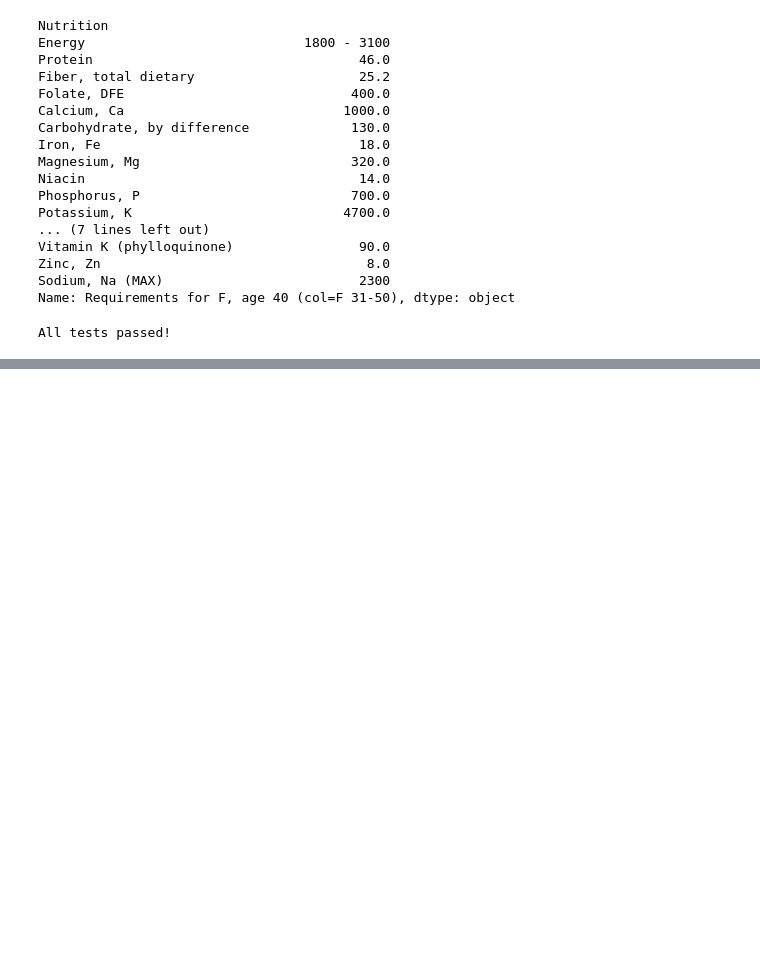
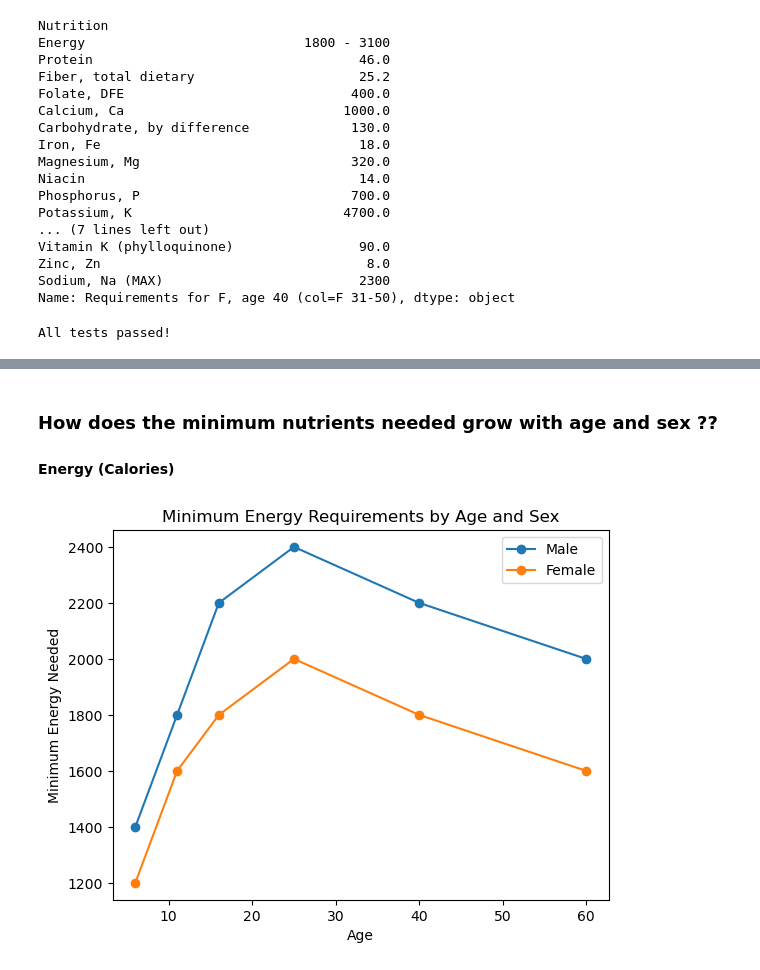
Before and after one commit to rishiboddu/EEP153_Project2_WilburAtwater, a Jupyter notebook: WilburAtwater_Final_Project.ipynb, the cells around one changed output, grey strips where cells are left out. Saved outputs shown, nothing was run; the diff lists cells and outputs as text; code cells hidden in the pictures; blank space fills up the shorter version.

```diff
--- a/WilburAtwater_Final_Project.ipynb
+++ b/WilburAtwater_Final_Project.ipynb
@@ -526,0 +370,38 @@ Diet (servings per day):
+# %% [markdown]
+<h3> How does the minimum nutrients needed grow with age and sex ?? </h3>
+<h4> Energy (Calories) </h4>
+# %%
+age_points = {
+    "4-8": 6,
+    "9-13": 11,
+    "14-18": 16,
+    "19-30": 25,
+    "31-50": 40,
+    "51+": 60
+}
+
+male_energy = []
+female_energy = []
+ages = []
+
+for bucket, age in age_points.items():
+    m_col = f"M {bucket}"
+    f_col = f"F {bucket}"
+
+    if m_col in mins.columns and f_col in mins.columns:
+        male_energy.append(mins.loc["Energy", m_col])
+        female_energy.append(mins.loc["Energy", f_col])
+        ages.append(age)
+
+plt.figure()
+plt.plot(ages, male_energy, marker='o', label="Male")
+plt.plot(ages, female_energy, marker='o', label="Female")
+
+plt.xlabel("Age")
+plt.ylabel("Minimum Energy Needed")
+plt.title("Minimum Energy Requirements by Age and Sex")
+plt.legend()
+
+plt.show()
+# %% [output]
+[figure, added]
```
Also changed, not shown: parts of 14 cells of this notebook, 2 other files.
